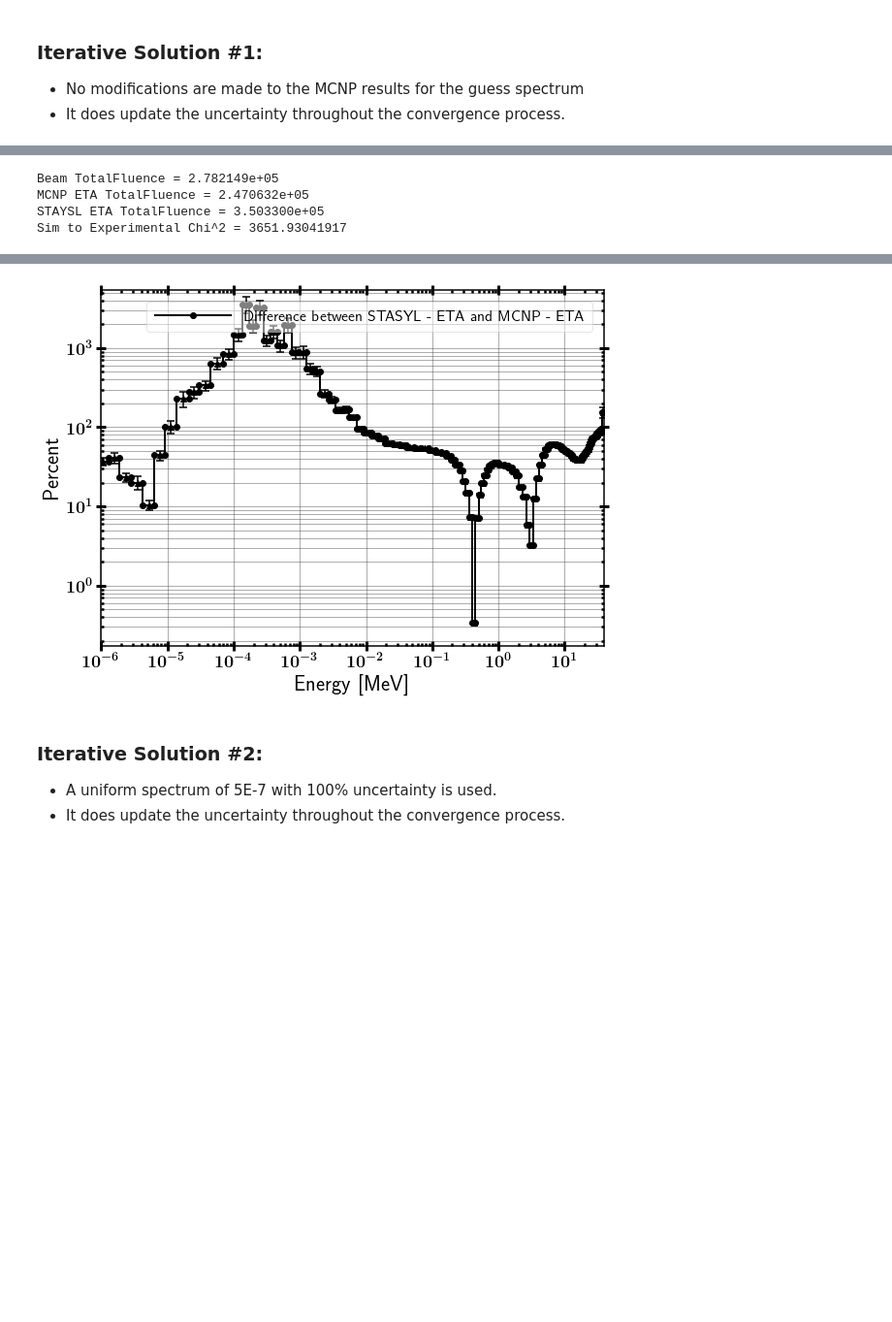
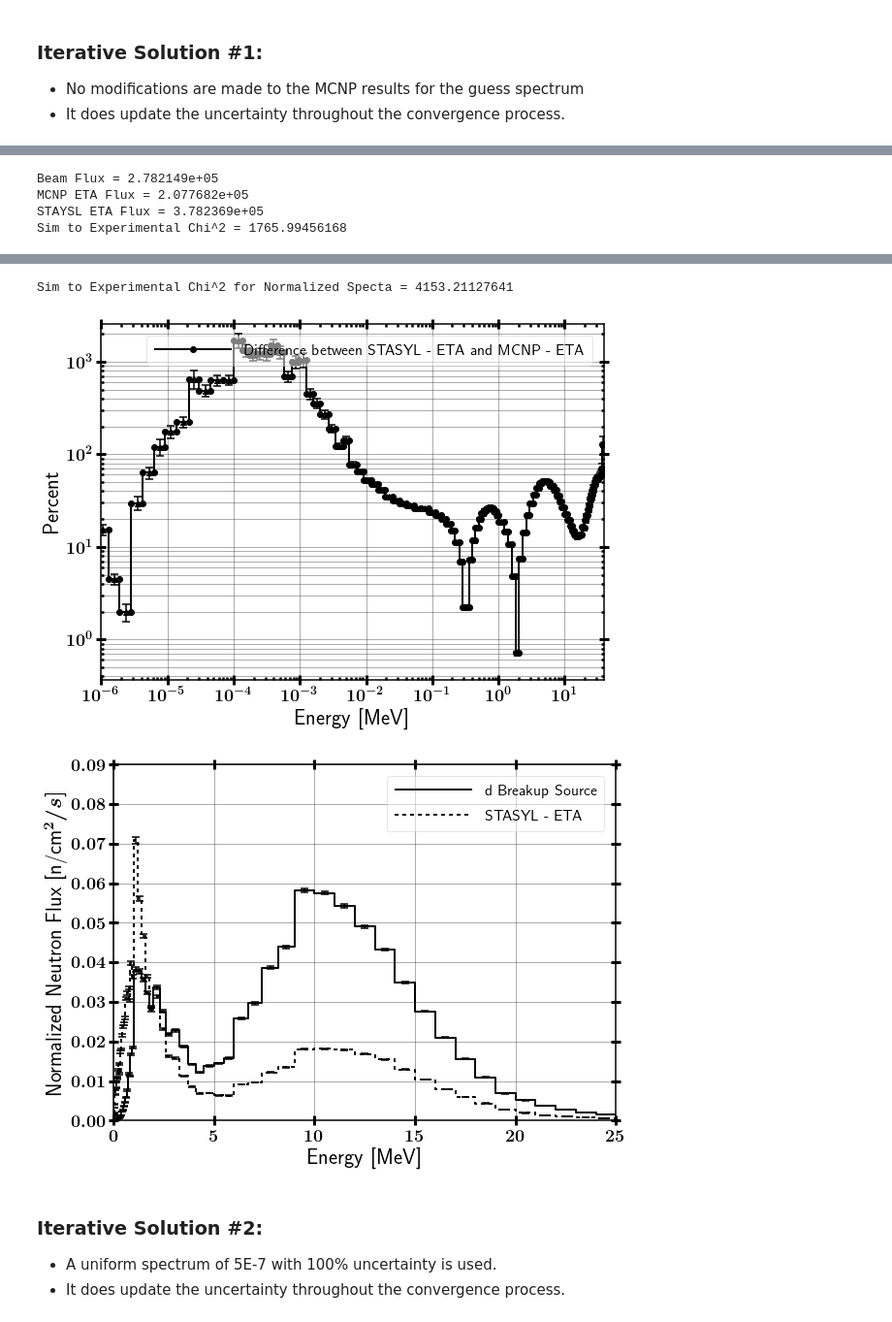
Before and after one commit to 2lambda123/88_Data, a Jupyter notebook: Experiments/Activation/33MeVTa_25Apr/Unfold/ETA/STAYSL_ETA_Input-&-Analysis.ipynb, the cells around one changed output, grey strips where cells are left out. Shown at 97% size. Drawn from its saved outputs; the diff is of its cells as text; code cells hidden in the pictures; blank space fills up the shorter version.

```diff
--- a/Experiments/Activation/33MeVTa_25Apr/Unfold/ETA/STAYSL_ETA_Input-&-Analysis.ipynb
+++ b/Experiments/Activation/33MeVTa_25Apr/Unfold/ETA/STAYSL_ETA_Input-&-Analysis.ipynb
@@ -275,7 +274,7 @@ iterSoln = []
 iterAdjHisto = []
 iterRatioHisto = []
 
-iterSoln.append(IterativeSTAYSL(stayslPath, updateStd=True, chiConv=.001))
+iterSoln.append(IterativeSTAYSL(stayslPath, updateStd=True, chiConv=.0025))
 print iterSoln[-1]
 
 iterSoln[-1].run()
@@ -347,16 +346,26 @@ mcnpETANormHisto.plot(etaNormHisto, xMin=1E-6, xMax=40, yMax=0.08, logX=False, l
               title='', xLabel='Energy [MeV]', yLabel='Normalized Neutron Flux [n/cm^2/s]',
               savePath=outpath+'33MeVTa_ETA_NormComp-Sim-Exp_lin')
 
+print "Sim to Experimental Chi^2 for Normalized Specta = {}".format(red_chisq(etaNormHisto.midPtData,
+                                                         mcnpETANormHisto.midPtData[:len(etaNormHisto.midPtData)],
+                                                         standDev=etaNormHisto.sigma , freeParams=2))
+
 # Relative difference between the sim and experimental result.
 diffNormHisto = etaNormHisto.relDiff(mcnpETANormHisto)
 diffNormHisto.plot(xMin=1E-6, logX=True, logY=True, xLabel='Energy [MeV]', yLabel='Percent')
+
+# Pre and post ETA Exp comp
+mcnpBeamNormHisto.plot(etaNormHisto, xMin=0, xMax=25, yMax=0.09, logX=False, logY=False, legendLoc=1,
+                      includeMarkers=False, title='',
+                      xLabel='Energy [MeV]', yLabel='Normalized Neutron Flux [n/cm^2/s]',
+                      savePath=outpath+'33MeVTa_MCNP_NormComp-Exp_lin')
 
 #iterRatioHisto[iter].build_histo(iterSoln[iter]._df['lowE'].tolist(), iterSoln[iter]._df['fluxRatio'].tolist(), edgeLoc='low')
 #iterRatioHisto[iter].plot(xMin=1E-6, xMax=40, logX=False, logY=False, includeMarkers=False,
 #              title='Ratio between STAYSL and MCNP', xLabel='Energy [MeV]', yLabel='Ratio',
 #              savePath=outpath+'33MeVTa_Staysl-MCNP-Ratio_Itr{:1d}'.format(iter))
 # %% [output]
-Beam TotalFluence = 2.782149e+05
-MCNP ETA TotalFluence = 2.470632e+05
-STAYSL ETA TotalFluence = 3.503300e+05
-Sim to Experimental Chi^2 = 3651.93041917
+Beam Flux = 2.782149e+05
+MCNP ETA Flux = 2.077682e+05
+STAYSL ETA Flux = 3.782369e+05
+Sim to Experimental Chi^2 = 1765.99456168
@@ -370,4 +379,6 @@ Sim to Experimental Chi^2 = 3651.93041917
+Sim to Experimental Chi^2 for Normalized Specta = 4153.21127641
-[figure, old version]
+[figure, new version]
+[figure, added]
 # %% [markdown]
 ### Iterative Solution #2:
 
```
Also changed, not shown: parts of 7 cells of this notebook, 22 other files.
